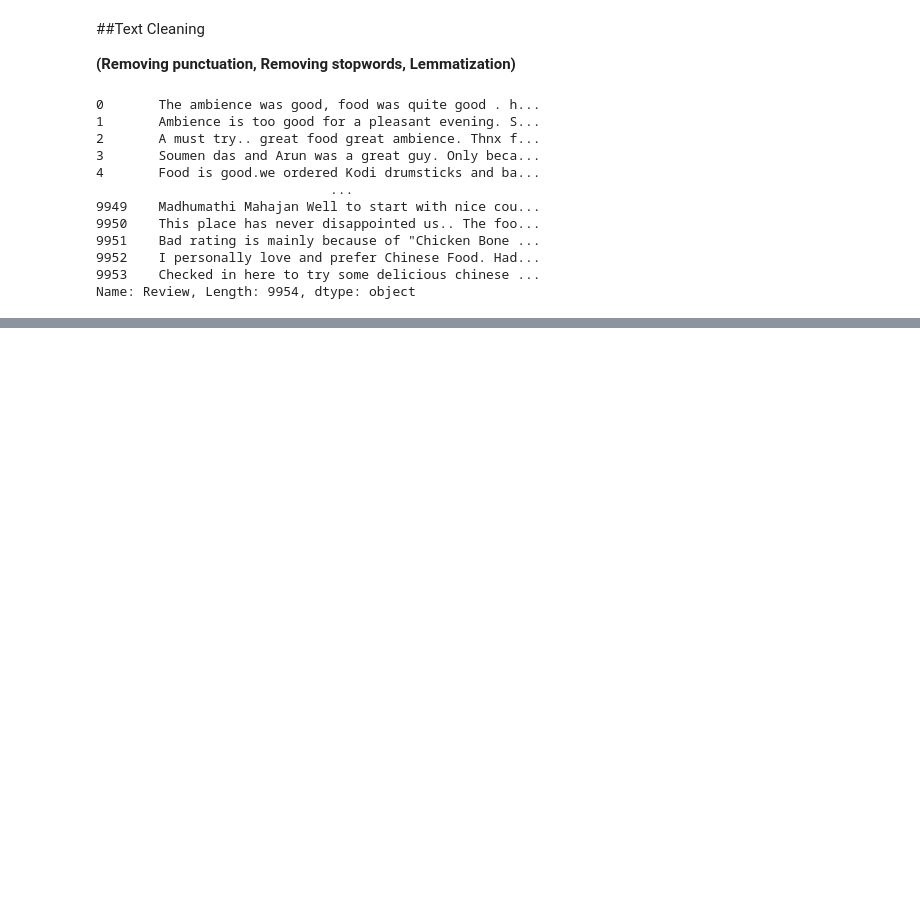
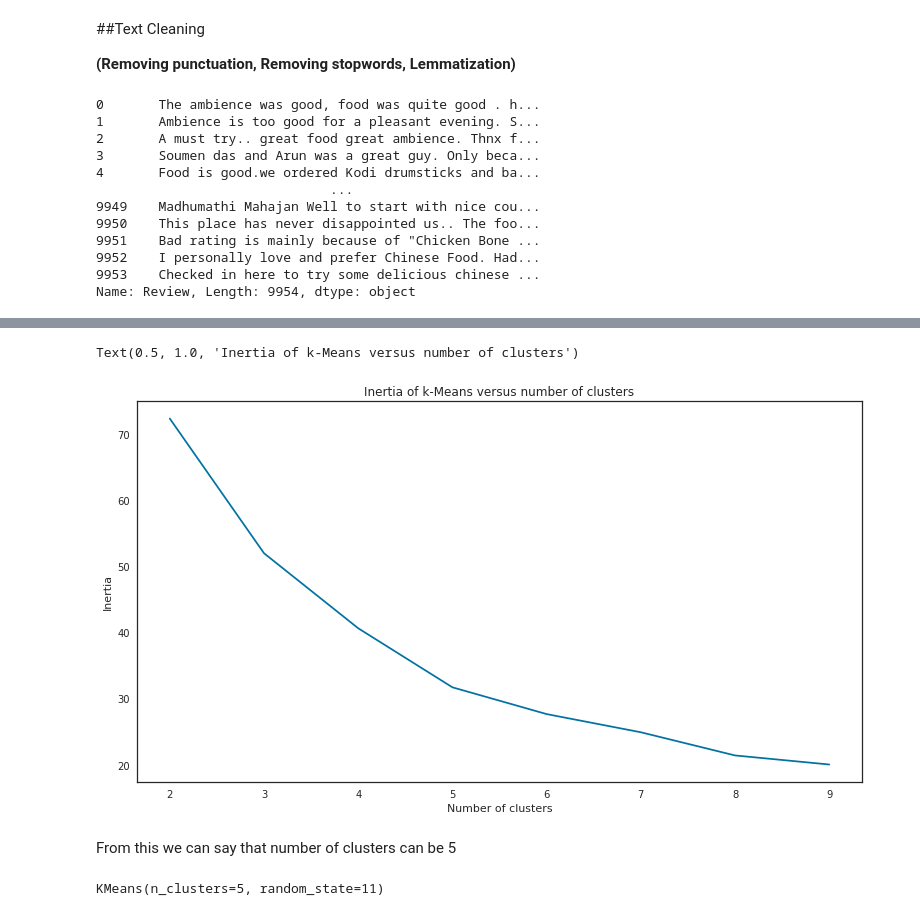
Before and after one commit to madhavimali/Zomoto_Restaurant_Clustering_and_Sentiment_Analysis_MM, a Jupyter notebook: MM_Zomoto_Restaurant_Clustering_and_Sentiment_Analysis.ipynb, the cells around one changed output, grey strips where cells are left out. Cells and saved outputs as stored; diff of their text form; code cells hidden in the pictures; blank space fills up the shorter version.

```diff
--- a/MM_Zomoto_Restaurant_Clustering_and_Sentiment_Analysis.ipynb
+++ b/MM_Zomoto_Restaurant_Clustering_and_Sentiment_Analysis.ipynb
@@ -676,0 +1280,4 @@ def remove_non_leters(text):
+# %%
+# Top cuisines in each cluster
+for i,df in enumerate(list_of_cluster):
+  print(f'Top cuisines in cluster {i}\n', df.drop(['index','Name','Cost','Rating','labels'],axis=1).sum().sort_values(ascending=False)[:3],'\n')
@@ -676,0 +1306,9 @@ def remove_non_leters(text):
+# %%
+#Scaling using MinMaxscaler
+scaler = MinMaxScaler()
+X = scaler.fit_transform(df_cluster.drop('Name',axis =1))
+# %%
+from sklearn.decomposition import PCA
+pca = PCA(n_components=4)
+# %%
+X_pca = pca.fit_transform(X)
@@ -676,0 +1335,18 @@ def remove_non_leters(text):
+# %%
+scores1 = [KMeans(n_clusters=i+2, random_state=11).fit(X_pca).inertia_
+          for i in range(8)]
+plt.figure(figsize=(13,7))
+sns.lineplot(np.arange(2, 10), scores1)
+plt.xlabel('Number of clusters')
+plt.ylabel("Inertia")
+plt.title("Inertia of k-Means versus number of clusters")
+# %% [output]
+Text(0.5, 1.0, 'Inertia of k-Means versus number of clusters')
+[figure, added]
+# %% [markdown]
+From this we can say that number of clusters can be 5
+# %%
+model1 = KMeans(random_state=11, n_clusters=5)
+model1.fit(X_pca)
+# %% [output]
+KMeans(n_clusters=5, random_state=11)
```
Also changed, not shown: parts of 123 cells of this notebook.
